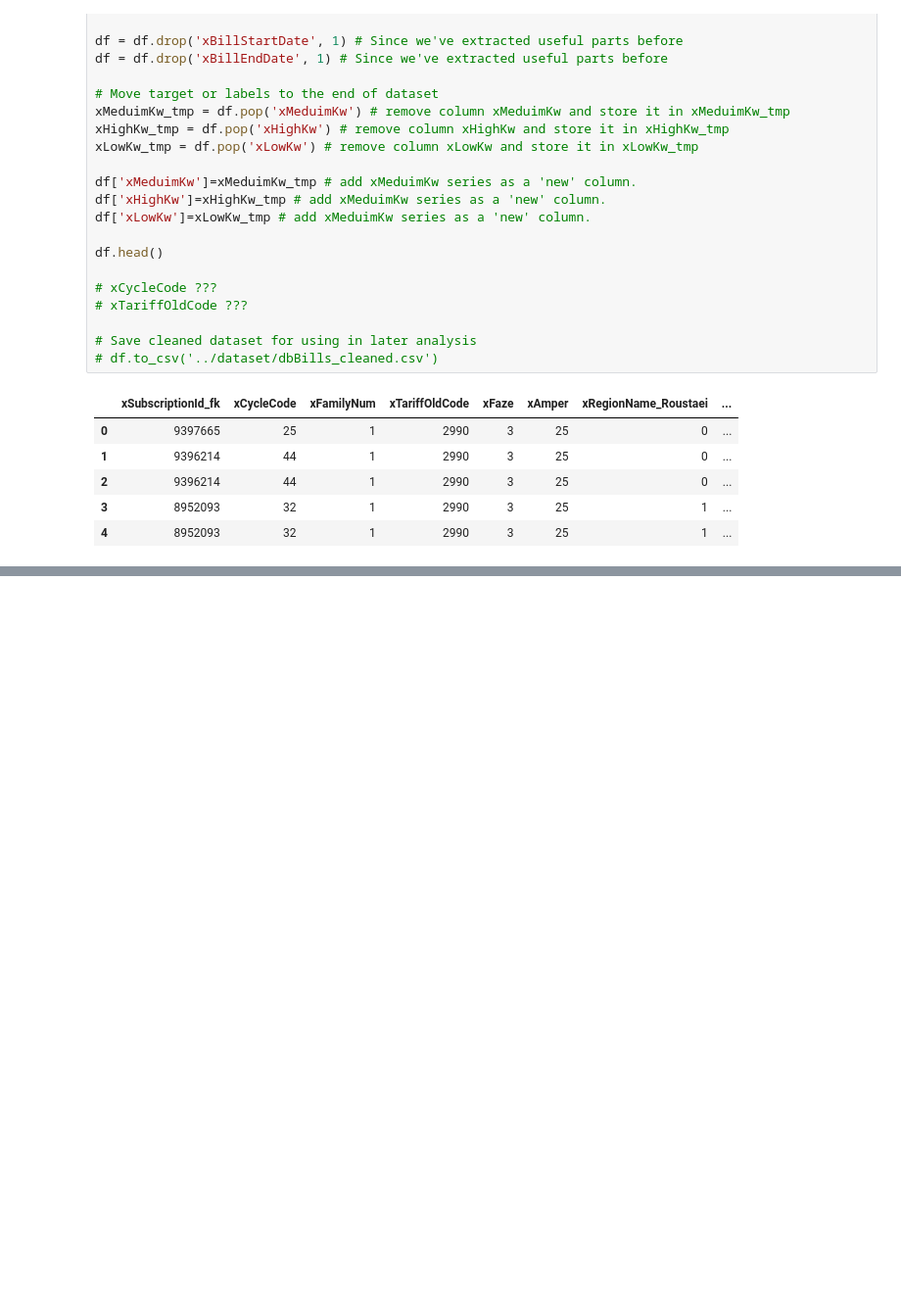
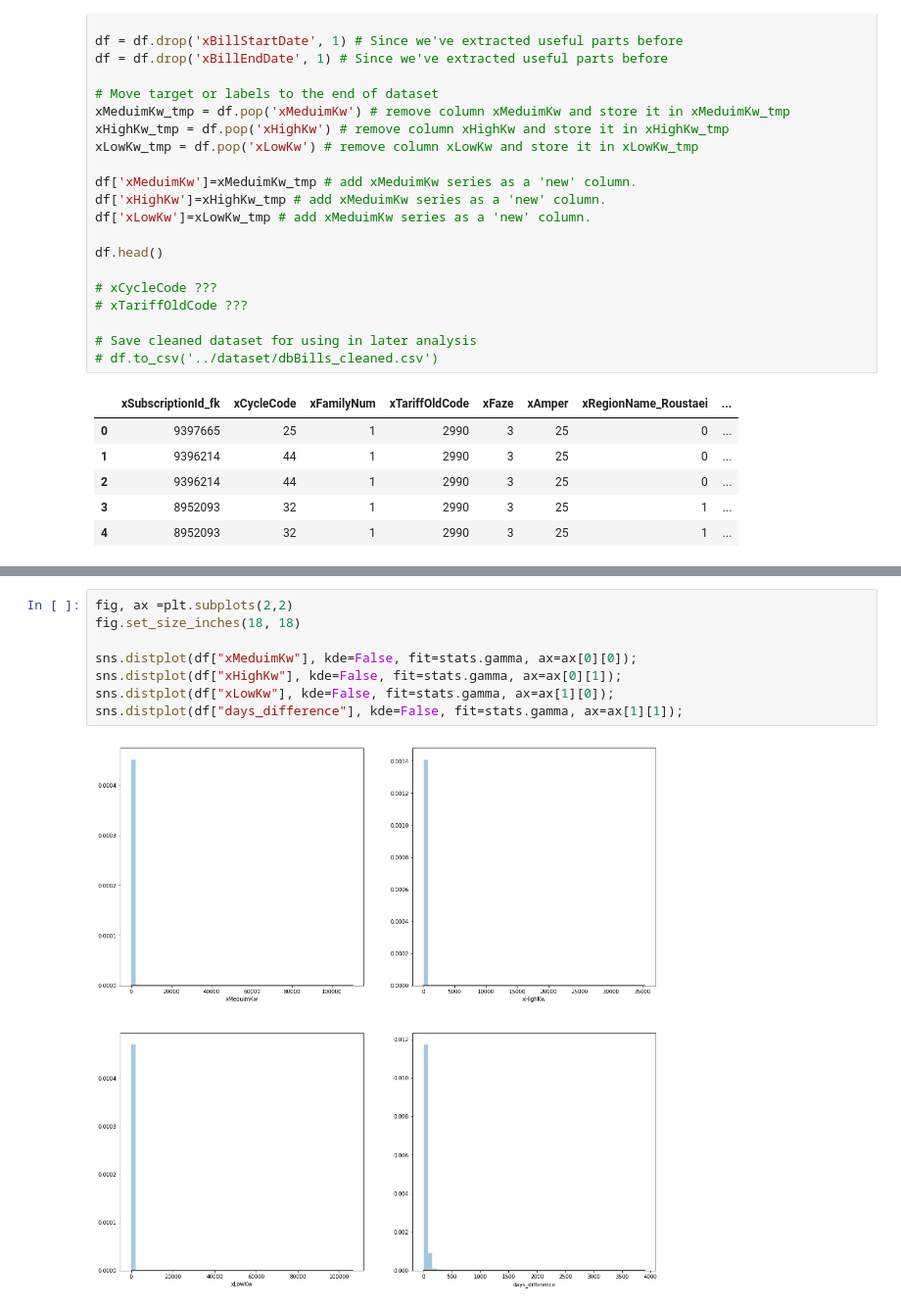
Before and after one commit to pbarjoueian/ecp, a Jupyter notebook: notebook/ecp.ipynb, the cells around one changed output, grey strips where cells are left out. Shown: that part at 98% size. Drawn from its saved outputs; the diff is of its cells as text; blank space fills up the shorter version.

```diff
--- a/notebook/ecp.ipynb
+++ b/notebook/ecp.ipynb
@@ -176,0 +325,10 @@ df.head()
+# %%
+fig, ax =plt.subplots(2,2)
+fig.set_size_inches(18, 18)
+
+sns.distplot(df["xMeduimKw"], kde=False, fit=stats.gamma, ax=ax[0][0]);
+sns.distplot(df["xHighKw"], kde=False, fit=stats.gamma, ax=ax[0][1]);
+sns.distplot(df["xLowKw"], kde=False, fit=stats.gamma, ax=ax[1][0]);
+sns.distplot(df["days_difference"], kde=False, fit=stats.gamma, ax=ax[1][1]);
+# %% [output]
+[figure, added]
```
Also changed, not shown: parts of 19 cells of this notebook, 1 other file.
